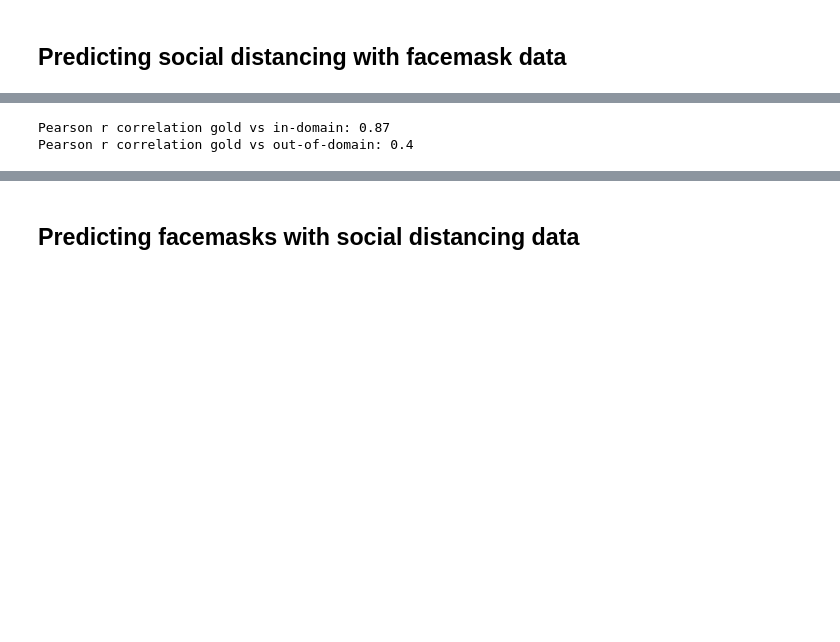
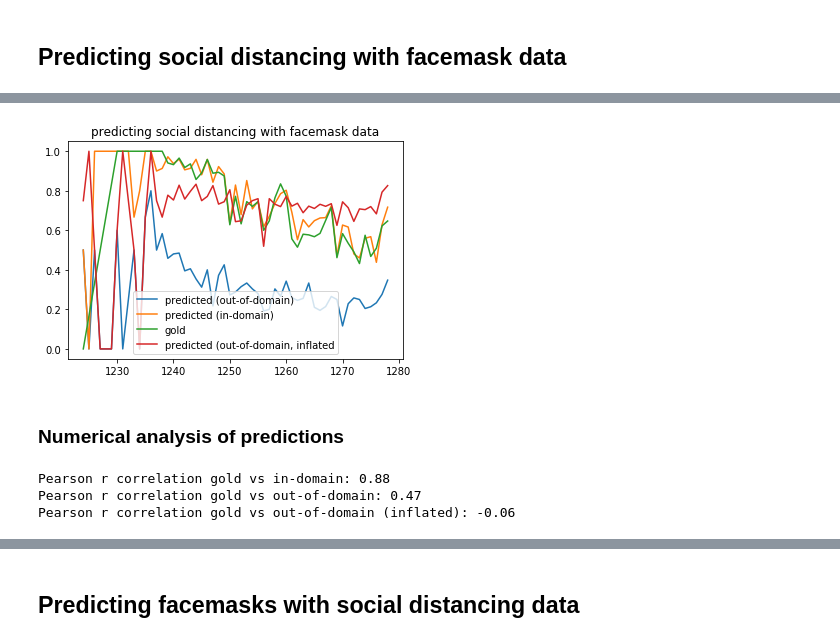
Before and after one commit to puregome/notebooks, a Jupyter notebook: domain-adaptation.ipynb, the cells around one changed output, grey strips where cells are left out. Saved outputs shown, nothing was run; the diff lists cells and outputs as text; code cells hidden in the pictures; blank space fills up the shorter version.

```diff
--- a/domain-adaptation.ipynb
+++ b/domain-adaptation.ipynb
@@ -415,3 +496,27 @@ plt.show()
+# %%
+data_predicted_fd_inflated = make_data_predicted(predictionLabelsTestFDinflated, tweet_ids_distance)
+plot_data_predicted_fd_inflated = convert(data_predicted_fd_inflated)
+
+x_gold = [x[0] for x in plot_data_gold]
+y_gold = [x[1] for x in plot_data_gold]
+x_fd = [x[0] for x in plot_data_predicted_fd]
+y_fd = [x[1] for x in plot_data_predicted_fd]
+x_dd = [x[0] for x in plot_data_predicted_dd]
+y_dd = [x[1] for x in plot_data_predicted_dd]
+x_fd_inflated = [x[0] for x in plot_data_predicted_fd_inflated]
+y_fd_inflated = [x[1] for x in plot_data_predicted_fd_inflated]
+plt.plot(x_fd, y_fd, label="predicted (out-of-domain)")
+plt.plot(x_dd, y_dd, label="predicted (in-domain)")
+plt.plot(x_gold, y_gold, label="gold")
+plt.plot(x_fd_inflated, y_fd_inflated, label="predicted (out-of-domain, inflated")
+plt.legend()
+plt.title("predicting social distancing with facemask data")
+plt.savefig("facemask-to-distancing.png")
+plt.show()
+# %% [output]
+[figure, added]
+# %% [markdown]
+### Numerical analysis of predictions
 # %%
 plot_data_predicted_fd_dict = { x[0]:x[1] for x in plot_data_predicted_fd }
 plot_data_predicted_dd_dict = { x[0]:x[1] for x in plot_data_predicted_dd }
@@ -430,9 +536,12 @@ values_dd, values_gold_dd = get_common_key_values(plot_data_predicted_dd_dict, p
 print("Pearson r correlation gold vs in-domain:", round(scipy.stats.linregress(np.array(values_gold_dd), np.array(values_dd)).rvalue, 2))
 values_fd, values_gold_fd = get_common_key_values(plot_data_predicted_fd_dict, plot_data_gold_dict)
 print("Pearson r correlation gold vs out-of-domain:", round(scipy.stats.linregress(np.array(values_gold_fd), np.array(values_fd)).rvalue, 2))
+values_fd_inflated, values_gold_fd_inflated = get_common_key_values(plot_data_predicted_fd_inflated_dict, plot_data_gold_dict)
+print("Pearson r correlation gold vs out-of-domain (inflated):", round(scipy.stats.linregress(np.array(values_gold_fd), np.array(values_fd_inflated)).rvalue, 2))
 # %% [output]
-Pearson r correlation gold vs in-domain: 0.87
-Pearson r correlation gold vs out-of-domain: 0.4
+Pearson r correlation gold vs in-domain: 0.88
+Pearson r correlation gold vs out-of-domain: 0.47
+Pearson r correlation gold vs out-of-domain (inflated): -0.06
 # %%
 def absolute_difference(list1, list2):
     absolute_difference = 0
```
Also changed, not shown: parts of 41 cells of this notebook.
